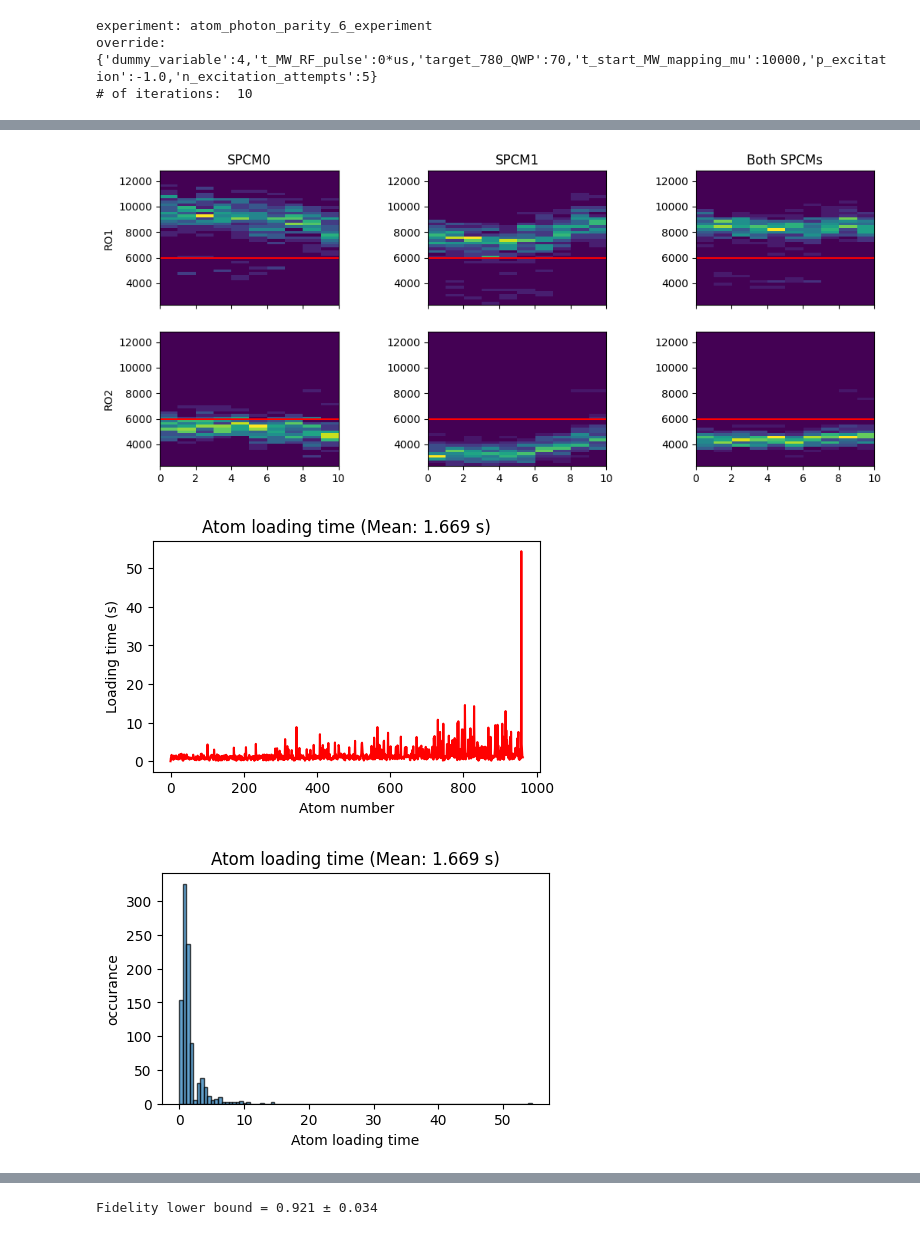
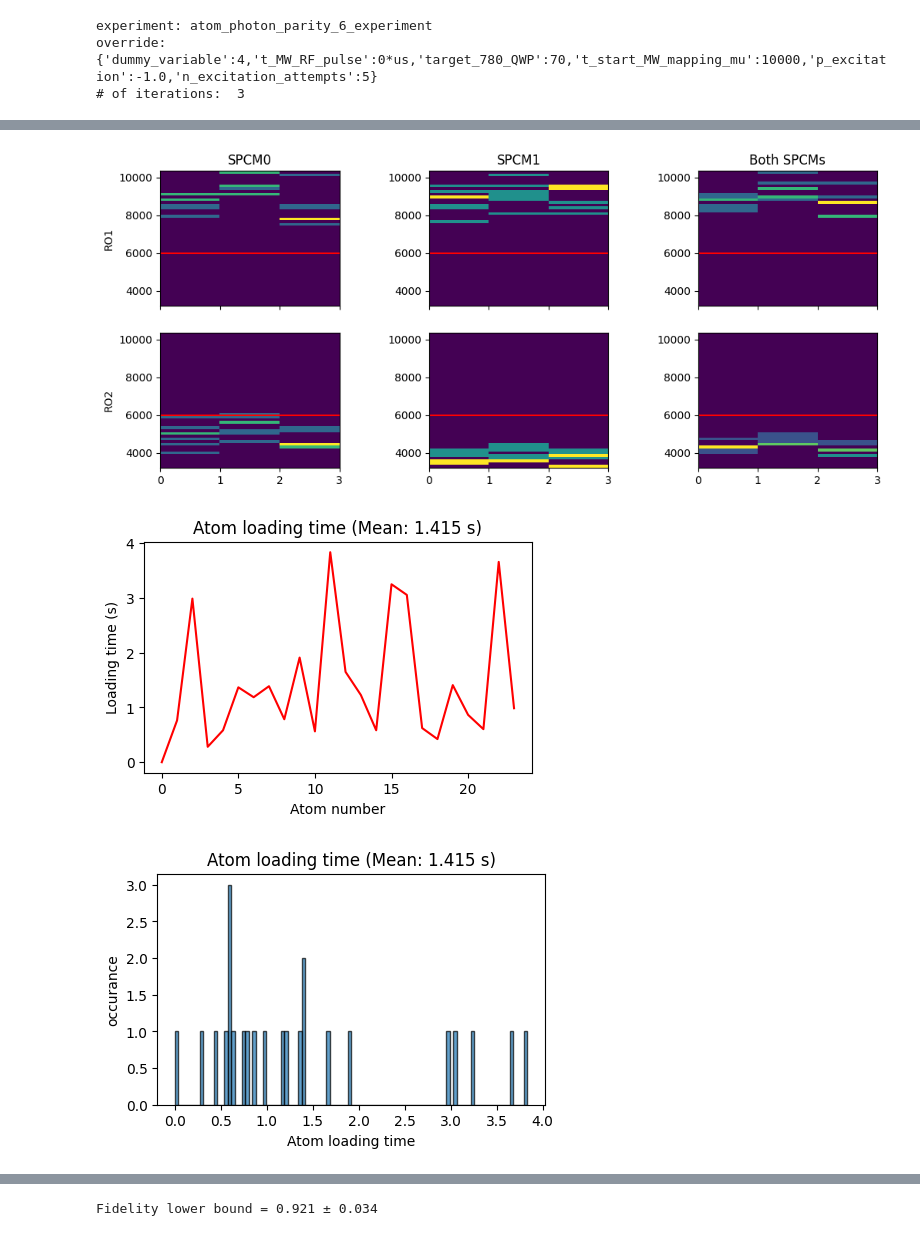
Before and after one commit to QuantumQuadrate/qn_artiq_routines, a Jupyter notebook: Analysis/Tomography analysis/Parity_Oscillation_analysis_2025.ipynb, the cells around one changed output, grey strips where cells are left out. Saved outputs shown, nothing was run; the diff lists cells and outputs as text; code cells hidden in the pictures.

```diff
--- a/Analysis/Tomography analysis/Parity_Oscillation_analysis_2025.ipynb
+++ b/Analysis/Tomography analysis/Parity_Oscillation_analysis_2025.ipynb
@@ -4,5 +965,5 @@ Valid for experiments from 2025-05-22 until ...
 # %%
-date_filters = ["2025-12-02"]
+date_filters = ["2025-12-05"]
 
 from matplotlib import pyplot as plt
 import matplotlib as mpl
@@ -64,7 +1033,7 @@ file 3 (C:\Networking Experiment\artiq codes\artiq-master\results\2025-12-02\11\
 # %%
 ### the file(s) to analyze:
 file_indices = {
-    2:'',
+    26:'',
     # 40:'',
     # 42:'',
 }
@@ -360,4 +1329,4 @@ plt.show()
 # %% [output]
 experiment: atom_photon_parity_6_experiment
 override: {'dummy_variable':4,'t_MW_RF_pulse':0*us,'target_780_QWP':70,'t_start_MW_mapping_mu':10000,'p_excitation':-1.0,'n_excitation_attempts':5}
-# of iterations:  10
+# of iterations:  3
@@ -365,3 +1334,3 @@ override: {'dummy_variable':4,'t_MW_RF_pulse':0*us,'target_780_QWP':70,'t_start_
-[figure, old version]
+[figure, new version]
-[figure, old version]
+[figure, new version]
-[figure, old version]
+[figure, new version]
```
Also changed, not shown: parts of 10 cells of this notebook, 3 other files.
